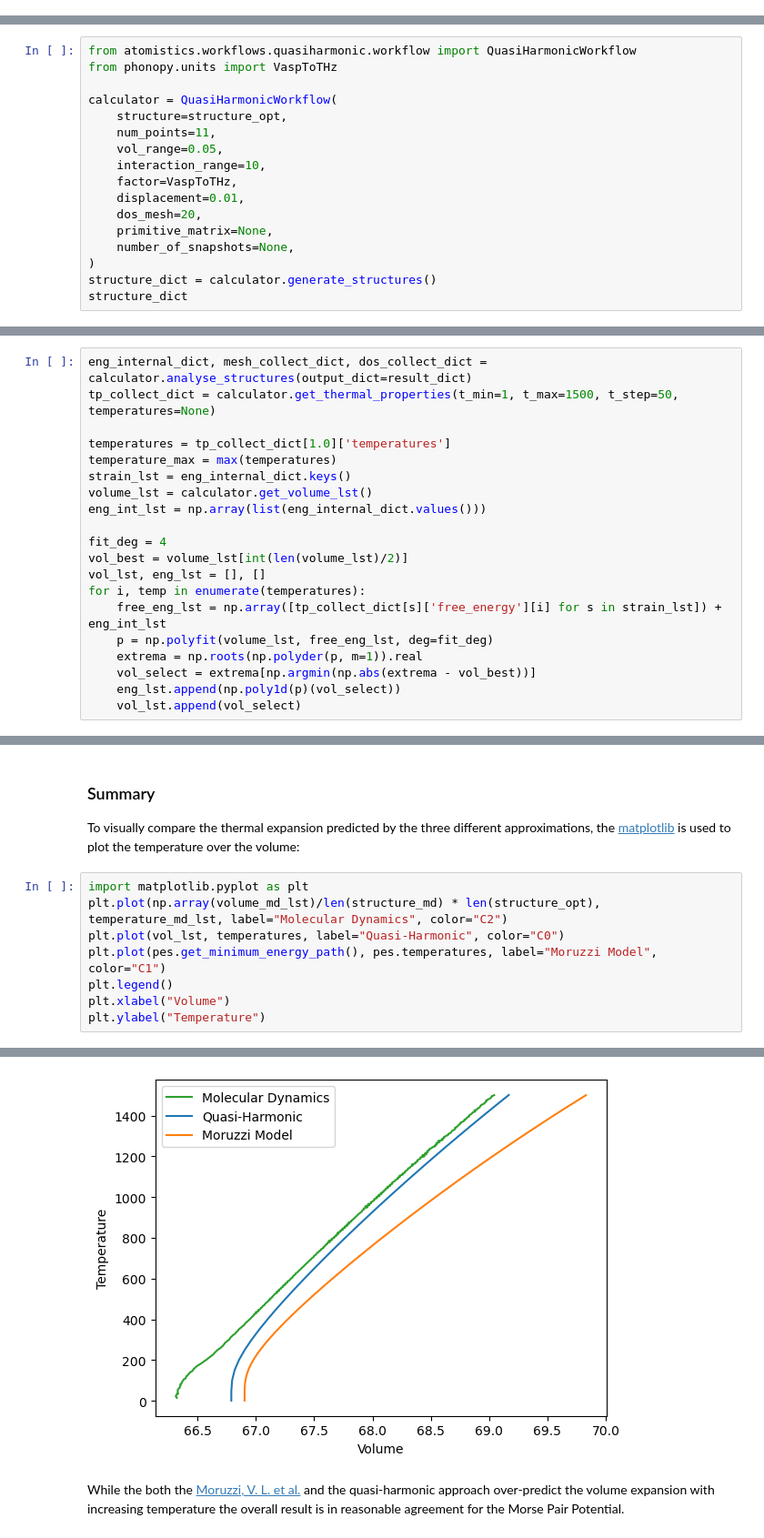
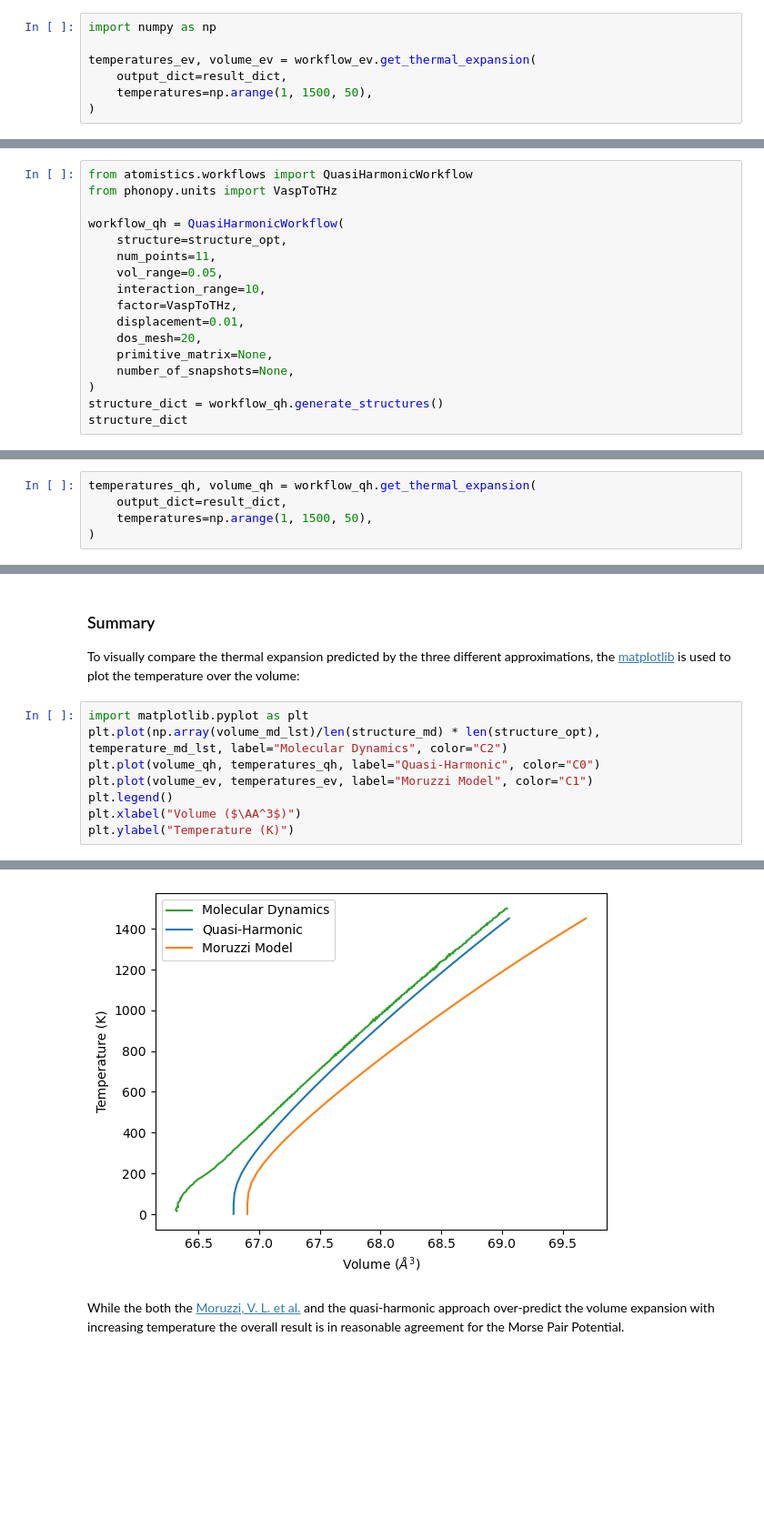
Before and after one commit to pyiron/atomistics, a Jupyter notebook: notebooks/thermal_expansion_with_lammps.ipynb, the cells around one changed output, grey strips where cells are left out. Shown at 91% size. Drawn from its saved outputs; the diff is of its cells as text; blank space fills up the shorter version.

```diff
--- a/notebooks/thermal_expansion_with_lammps.ipynb
+++ b/notebooks/thermal_expansion_with_lammps.ipynb
@@ -136 +121,8 @@ pes = get_thermo_bulk_model(
+# %%
+import numpy as np
+
+temperatures_ev, volume_ev = workflow_ev.get_thermal_expansion(
+    output_dict=result_dict,
+    temperatures=np.arange(1, 1500, 50),
+)
 # %% [markdown]
@@ -145,10 +137,10 @@ framework. Still the user interface is still structured in the same three steps
 these structures and (3) fitting the corresponding model. Starting with the initialization of the `QuasiHarmonicWorkflow`
 which combines the `PhonopyWorkflow` with the `EnergyVolumeCurveWorkflow`:
 # %%
-from atomistics.workflows.quasiharmonic.workflow import QuasiHarmonicWorkflow
+from atomistics.workflows import QuasiHarmonicWorkflow
 from phonopy.units import VaspToTHz
 
-calculator = QuasiHarmonicWorkflow(
+workflow_qh = QuasiHarmonicWorkflow(
     structure=structure_opt,
     num_points=11,
     vol_range=0.05,
@@ -159,7 +151,7 @@ calculator = QuasiHarmonicWorkflow(
     primitive_matrix=None,
     number_of_snapshots=None,
 )
-structure_dict = calculator.generate_structures()
+structure_dict = workflow_qh.generate_structures()
 structure_dict
 # %% [output]
 {'calc_energy': OrderedDict([(0.95,
@@ -197,21 +189,6 @@ fitted to determine the equilibrium volume at the given temperature.
 # %%
-eng_internal_dict, mesh_collect_dict, dos_collect_dict = calculator.analyse_structures(output_dict=result_dict)
-tp_collect_dict = calculator.get_thermal_properties(t_min=1, t_max=1500, t_step=50, temperatures=None)
-
-temperatures = tp_collect_dict[1.0]['temperatures']
-temperature_max = max(temperatures)
-strain_lst = eng_internal_dict.keys()
-volume_lst = calculator.get_volume_lst()
-eng_int_lst = np.array(list(eng_internal_dict.values()))
-
-fit_deg = 4
-vol_best = volume_lst[int(len(volume_lst)/2)]
-vol_lst, eng_lst = [], []
-for i, temp in enumerate(temperatures):
-    free_eng_lst = np.array([tp_collect_dict[s]['free_energy'][i] for s in strain_lst]) + eng_int_lst
-    p = np.polyfit(volume_lst, free_eng_lst, deg=fit_deg)
-    extrema = np.roots(np.polyder(p, m=1)).real
-    vol_select = extrema[np.argmin(np.abs(extrema - vol_best))]
-    eng_lst.append(np.poly1d(p)(vol_select))
-    vol_lst.append(vol_select)
+temperatures_qh, volume_qh = workflow_qh.get_thermal_expansion(
+    output_dict=result_dict,
+    temperatures=np.arange(1, 1500, 50),
+)
 # %% [markdown]
@@ -256,9 +233,9 @@ is used to plot the temperature over the volume:
 # %%
 import matplotlib.pyplot as plt
 plt.plot(np.array(volume_md_lst)/len(structure_md) * len(structure_opt), temperature_md_lst, label="Molecular Dynamics", color="C2")
-plt.plot(vol_lst, temperatures, label="Quasi-Harmonic", color="C0")
-plt.plot(pes.get_minimum_energy_path(), pes.temperatures, label="Moruzzi Model", color="C1")
+plt.plot(volume_qh, temperatures_qh, label="Quasi-Harmonic", color="C0")
+plt.plot(volume_ev, temperatures_ev, label="Moruzzi Model", color="C1")
 plt.legend()
-plt.xlabel("Volume")
-plt.ylabel("Temperature")
+plt.xlabel("Volume ($\AA^3$)")
+plt.ylabel("Temperature (K)")
 # %% [output]
@@ -266,4 +243,4 @@ Text(0, 0.5, 'Temperature')
-[figure, old version]
+[figure, new version]
 # %% [markdown]
 While the both the [Moruzzi, V. L. et al.](https://link.aps.org/doi/10.1103/PhysRevB.37.790) and the quasi-harmonic
 approach over-predict the volume expansion with increasing temperature the overall result is in reasonable agreement for
```
Also changed, not shown: parts of 7 cells of this notebook, 1 other file.
